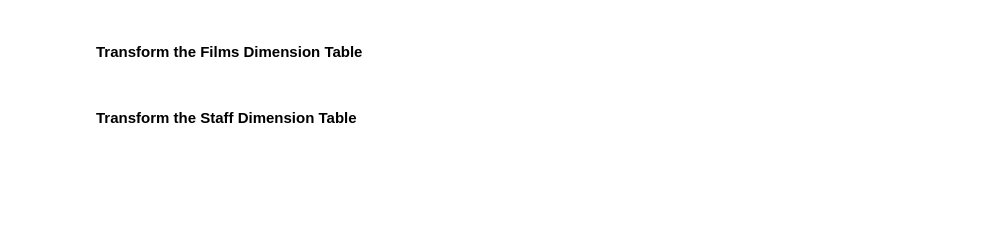
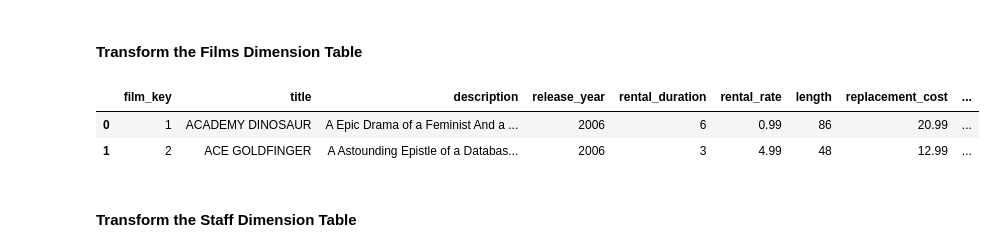
Before and after one commit to MirandaKhoury/Khoury_DSS_Midterm_Project, a Jupyter notebook: Midterm_Project_Compiled_Doc.ipynb, the cells around one changed output. Cells and saved outputs as stored; diff of their text form; code cells hidden in the pictures; blank space fills up the shorter version.

```diff
--- a/Midterm_Project_Compiled_Doc.ipynb
+++ b/Midterm_Project_Compiled_Doc.ipynb
@@ -183,11 +212,15 @@ df_customers.head(2)
 # %% [markdown]
 #### Transform the Films Dimension Table
 # %%
-drop_cols = ['language_id','original_language_id']
+drop_cols = ['language_id','original_language_id', 'last_update']
 df_films.drop(drop_cols, axis=1, inplace=True)
 df_films.rename(columns={"film_id":"film_key"}, inplace=True)
 
 df_films.head(2)
+# %% [output]
+|  | film_key | title | description | release_year | rental_duration | rental_rate | length | replacement_cost | ... |
+| 0 | 1 | ACADEMY DINOSAUR | A Epic Drama of a Feminist And a ... | 2006 | 6 | 0.99 | 86 | 20.99 | ... |
+| 1 | 2 | ACE GOLDFINGER | A Astounding Epistle of a Databas... | 2006 | 3 | 4.99 | 48 | 12.99 | ... |
 # %% [markdown]
 #### Transform the Staff Dimension Table
 # %%
```
Also changed, not shown: parts of 33 cells of this notebook.
